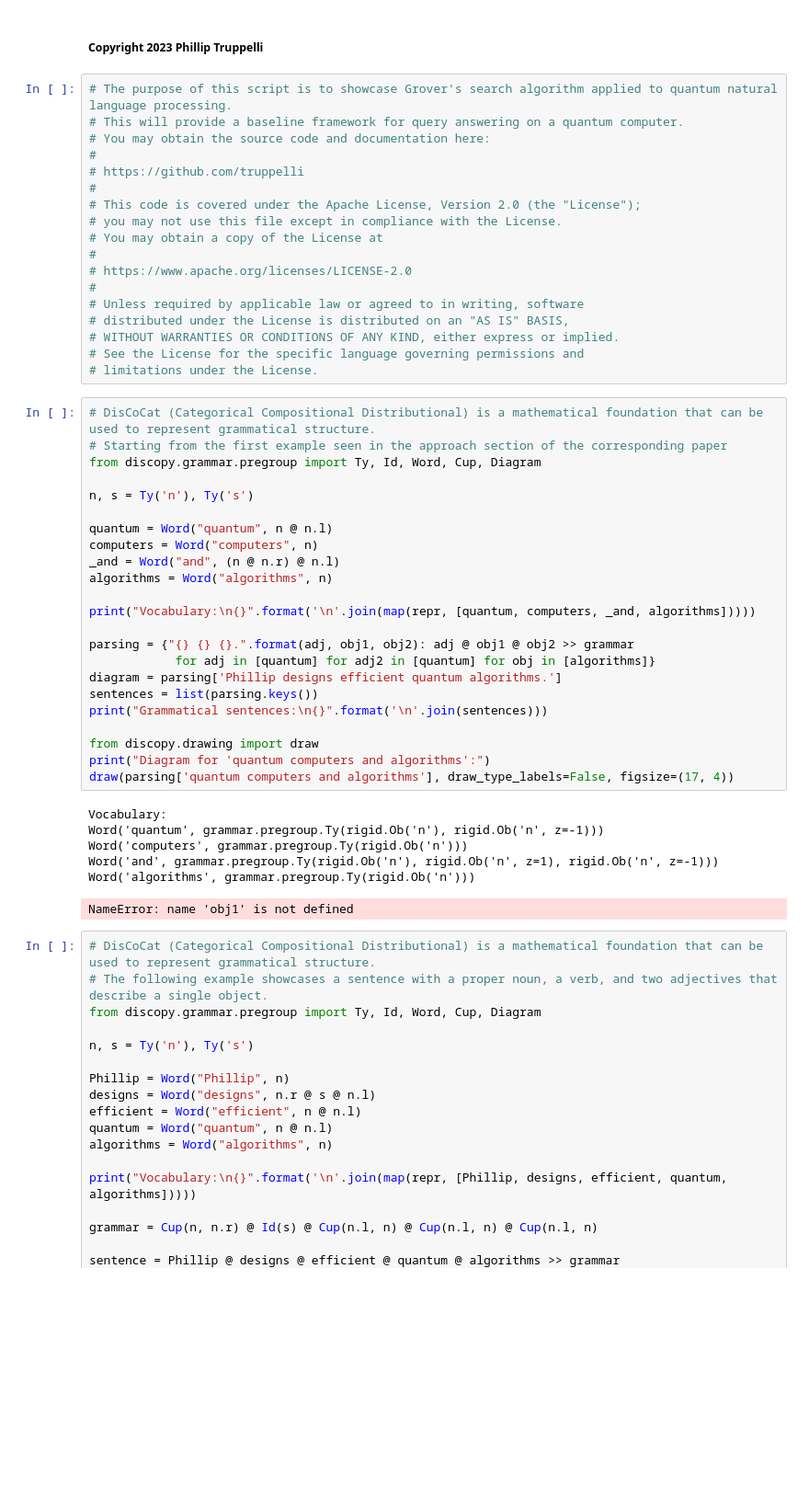
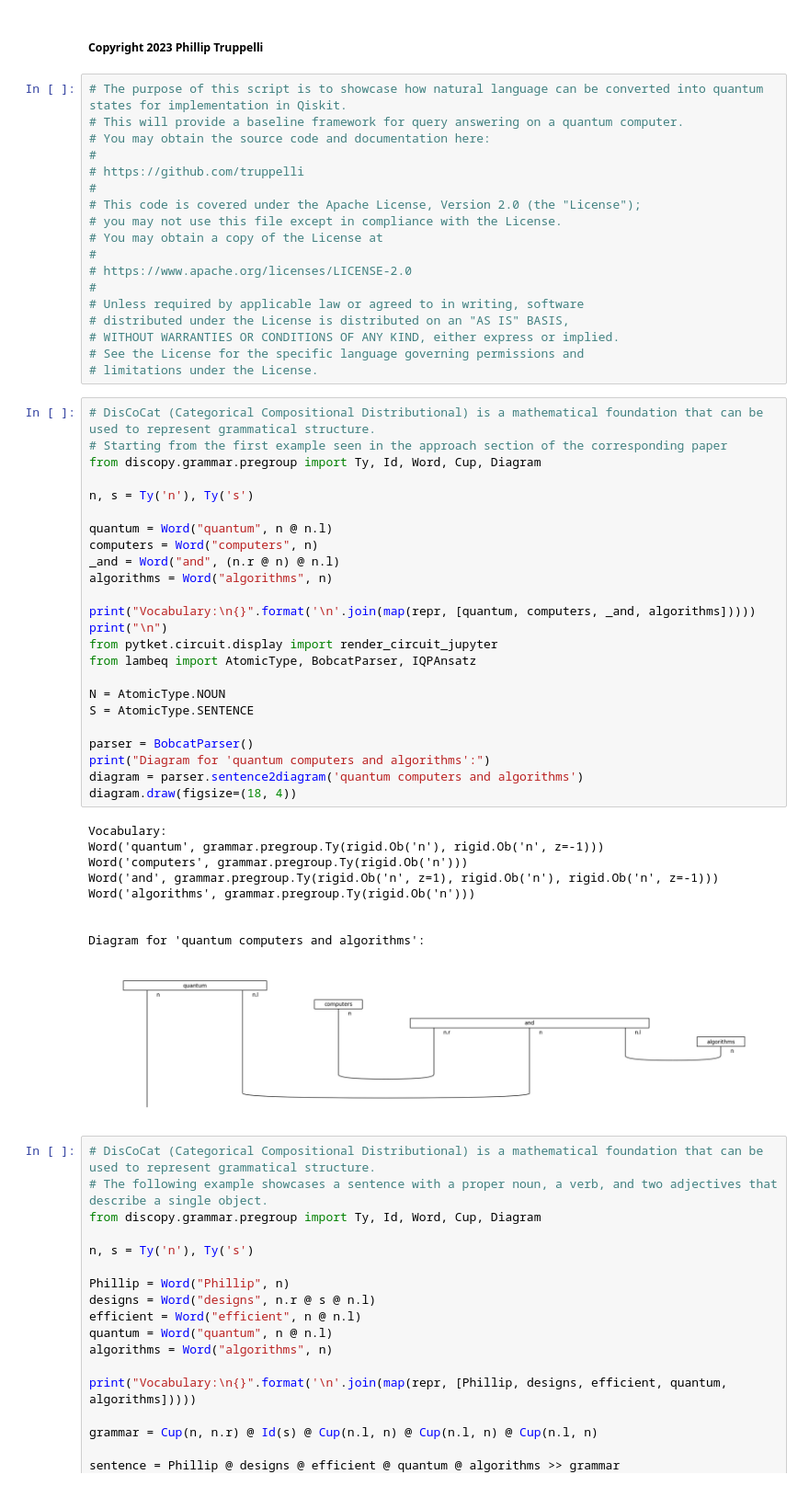
Before and after one commit to truppelli/Quantum_NLP, a Jupyter notebook: Quantum_NLP.ipynb, the cells around one changed output. Shown at 92% size. Cells and saved outputs as stored; diff of their text form; blank space fills up the shorter version.

Commit message:
Updates to Quantum_NLP, wrote Readme, and created yaml file for env

```diff
--- a/Quantum_NLP.ipynb
+++ b/Quantum_NLP.ipynb
@@ -1,7 +1,7 @@
 # %% [markdown]
 ##### Copyright 2023 Phillip Truppelli
 # %%
-# The purpose of this script is to showcase Grover's search algorithm applied to quantum natural language processing.
+# The purpose of this script is to showcase how natural language can be converted into quantum states for implementation in Qiskit.
 # This will provide a baseline framework for query answering on a quantum computer.
 # You may obtain the source code and documentation here:
 #
@@ -21,33 +21,37 @@
 # %%
 # DisCoCat (Categorical Compositional Distributional) is a mathematical foundation that can be used to represent grammatical structure.
 # Starting from the first example seen in the approach section of the corresponding paper
 from discopy.grammar.pregroup import Ty, Id, Word, Cup, Diagram
 
 n, s = Ty('n'), Ty('s')
 
 quantum = Word("quantum", n @ n.l)
 computers = Word("computers", n)
-_and = Word("and", (n @ n.r) @ n.l)
+_and = Word("and", (n.r @ n) @ n.l)
 algorithms = Word("algorithms", n)
 
 print("Vocabulary:\n{}".format('\n'.join(map(repr, [quantum, computers, _and, algorithms]))))
+print("\n")
+from pytket.circuit.display import render_circuit_jupyter
+from lambeq import AtomicType, BobcatParser, IQPAnsatz
 
-parsing = {"{} {} {}.".format(adj, obj1, obj2): adj @ obj1 @ obj2 >> grammar
-            for adj in [quantum] for adj2 in [quantum] for obj in [algorithms]}
-diagram = parsing['Phillip designs efficient quantum algorithms.']
-sentences = list(parsing.keys())
-print("Grammatical sentences:\n{}".format('\n'.join(sentences)))
+N = AtomicType.NOUN
+S = AtomicType.SENTENCE
 
-from discopy.drawing import draw
+parser = BobcatParser()
 print("Diagram for 'quantum computers and algorithms':")
-draw(parsing['quantum computers and algorithms'], draw_type_labels=False, figsize=(17, 4))
+diagram = parser.sentence2diagram('quantum computers and algorithms')
+diagram.draw(figsize=(18, 4))
 # %% [output]
 Vocabulary:
 Word('quantum', grammar.pregroup.Ty(rigid.Ob('n'), rigid.Ob('n', z=-1)))
 Word('computers', grammar.pregroup.Ty(rigid.Ob('n')))
-Word('and', grammar.pregroup.Ty(rigid.Ob('n'), rigid.Ob('n', z=1), rigid.Ob('n', z=-1)))
+Word('and', grammar.pregroup.Ty(rigid.Ob('n', z=1), rigid.Ob('n'), rigid.Ob('n', z=-1)))
 Word('algorithms', grammar.pregroup.Ty(rigid.Ob('n')))
+
+
+Diagram for 'quantum computers and algorithms':
-NameError: name 'obj1' is not defined
+[figure, added]
 # %%
 # DisCoCat (Categorical Compositional Distributional) is a mathematical foundation that can be used to represent grammatical structure.
 # The following example showcases a sentence with a proper noun, a verb, and two adjectives that describe a single object.
```
Also changed, not shown: parts of 10 cells of this notebook, 2 other files.
